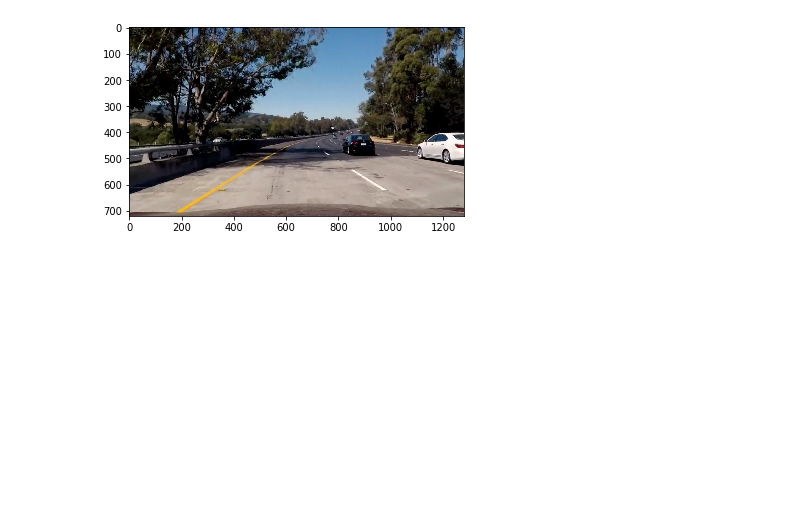
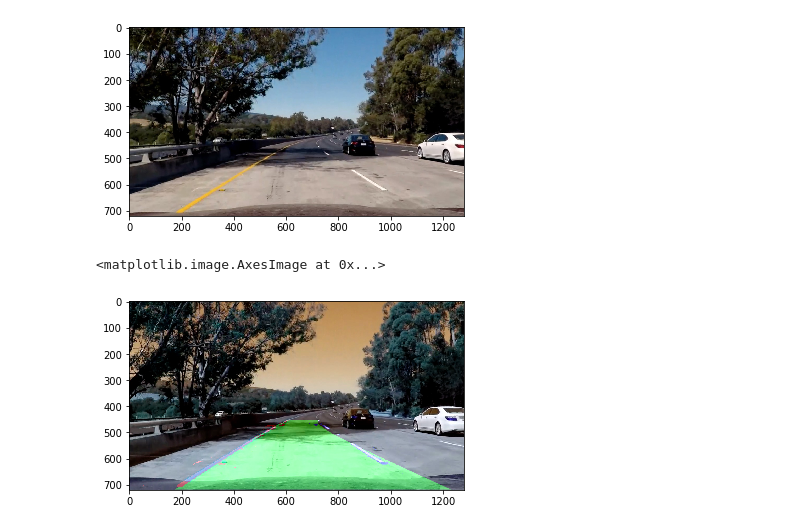
Before and after one commit to jingxia/CarND-Advanced-Lane-Lines, a Jupyter notebook: advanced-lane-finding.ipynb, the cells around one changed output. Saved outputs shown, nothing was run; the diff lists cells and outputs as text; code cells hidden in the pictures; blank space fills up the shorter version.

Commit message:
color

```diff
--- a/advanced-lane-finding.ipynb
+++ b/advanced-lane-finding.ipynb
@@ -20,3 +46,11 @@ from skimage import img_as_ubyte
+# %%
+# Test undistortion on an image
+img = cv2.imread('camera_cal/calibration1.jpg')
+img_size = (img.shape[1], img.shape[0])
+
+# Do camera calibration given object points and image points
+ret, mtx, dist, rvecs, tvecs = cv2.calibrateCamera(objpoints, imgpoints, img_size,None,None)
+dst = cv2.undistort(img, mtx, dist, None, mtx)
 # %%
 class Line():
     def __init__(self):
@@ -254,6 +286,11 @@ def draw_lane(binary_warped):
     left_fitx = left_fit[0]*ploty**2 + left_fit[1]*ploty + left_fit[2]
     right_fitx = right_fit[0]*ploty**2 + right_fit[1]*ploty + right_fit[2]
 
+    pts_left = np.array([np.transpose(np.vstack([left_fitx, ploty]))])
+    pts_right = np.array([np.flipud(np.transpose(np.vstack([right_fitx, ploty])))])
+    pts = np.hstack((pts_left, pts_right))
+    cv2.fillPoly(color_warp, np.int_([pts]), (0,255, 0))
+
     # measure the average difference between p
     diff_r = right_line.get_diff_x(right_fitx)
 
@@ -397,3 +434,25 @@ plt.imshow(mpimg.imread('undist.jpg'))
 # %% [output]
 <matplotlib.image.AxesImage at 0x...>
 [figure]
+# %%
+img = cv2.imread('test_images/test5.jpg')
+undist = cv2.undistort(img, mtx, dist, None, mtx)
+#apply the thresholding operation
+thresh, grad_th, col_th = thresholding(undist)
+
+# filter for the region of interest.
+vertices = np.array([[(.55*img.shape[1], 0.6*img.shape[0]), (img.shape[1],img.shape[0]),
+                    (0,img.shape[0]),(.45*img.shape[1], 0.6*img.shape[0])]], dtype=np.int32)
+region = region_of_interest(thresh.astype(np.uint8), vertices).astype(np.float32)
+
+#Perspective transformation
+perspective, minv = perspective_transform(region)
+perspective = cv2.cvtColor(perspective, cv2.COLOR_RGB2GRAY).astype(np.uint8)
+
+lane, center, curvature = draw_lane(perspective)
+mapped_lane = draw_on_original(img, lane, minv)
+# %%
+plt.imshow(mapped_lane)
+# %% [output]
+<matplotlib.image.AxesImage at 0x...>
+[figure, added]
```
Also changed, not shown: parts of 3 cells of this notebook, 1 other file.
